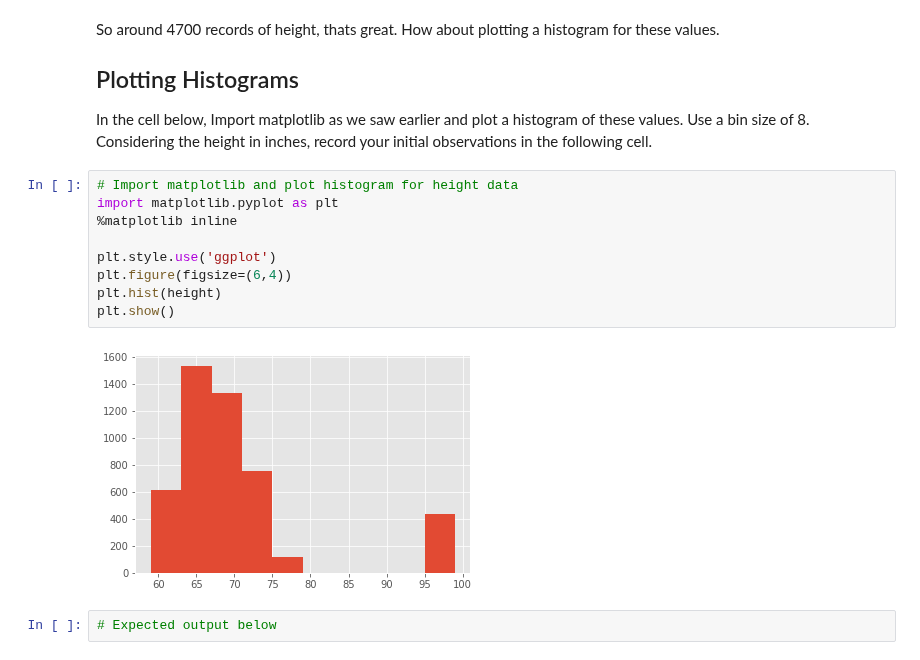
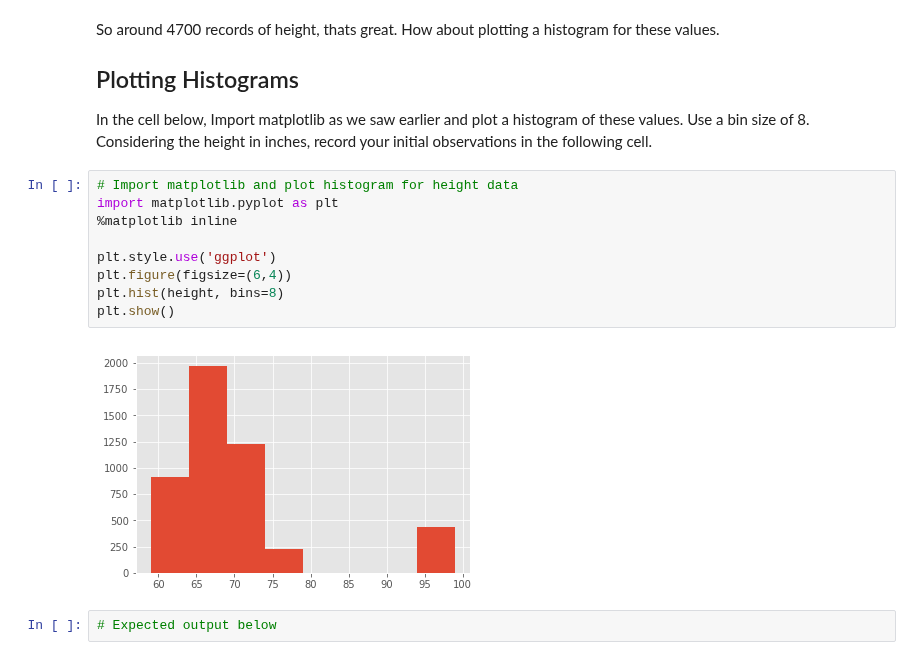
Before and after one commit to bronwencc/dsc-1-02-17-implementing-statistics-with-functions-lab-online-ds-sp-000, a Jupyter notebook: index.ipynb, the cells around one changed output. Drawn from its saved outputs; the diff is of its cells as text.

```diff
--- a/index.ipynb
+++ b/index.ipynb
@@ -42,14 +42,14 @@ In the cell below, Import matplotlib as we saw earlier and plot a histogram of t
 # %%
 # Import matplotlib and plot histogram for height data
 import matplotlib.pyplot as plt
 %matplotlib inline
 
 plt.style.use('ggplot')
 plt.figure(figsize=(6,4))
-plt.hist(height)
+plt.hist(height, bins=8)
 plt.show()
 # %% [output]
-[figure, old version]
+[figure, new version]
 # %%
 # Expected output below
 # %% [output]
```
